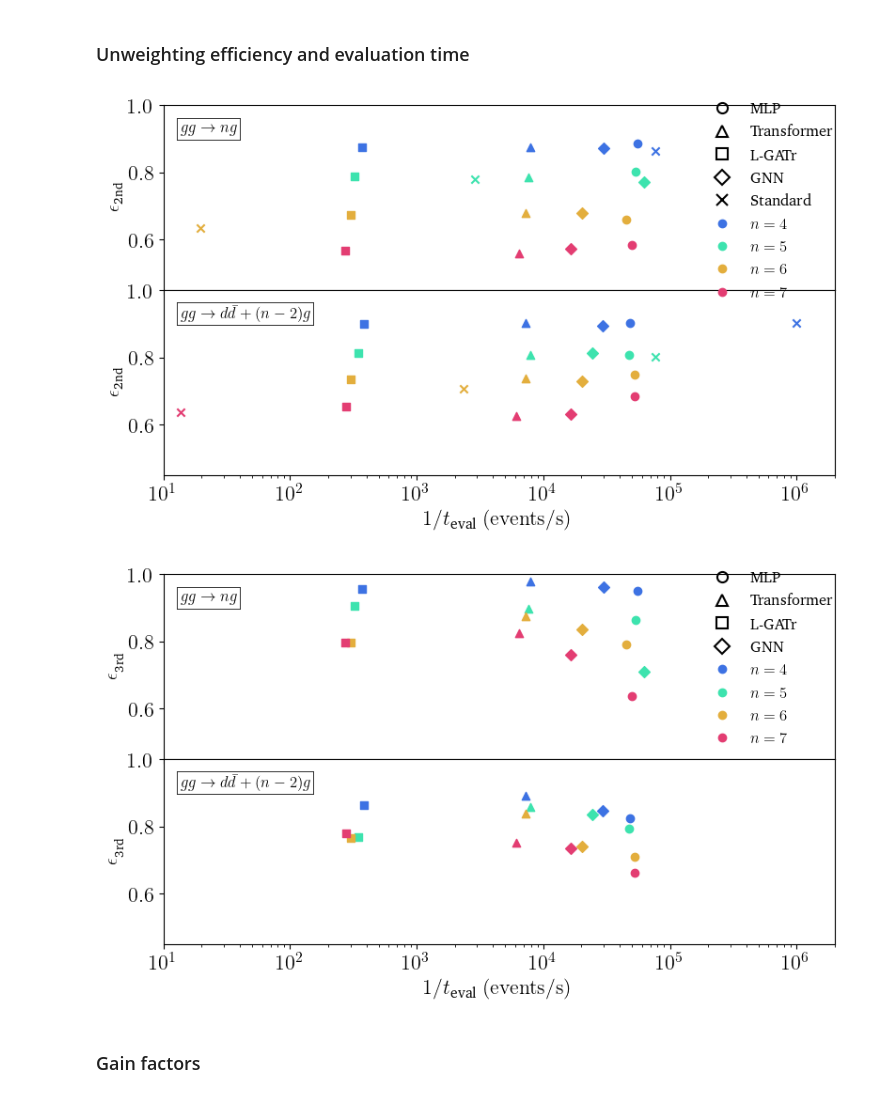
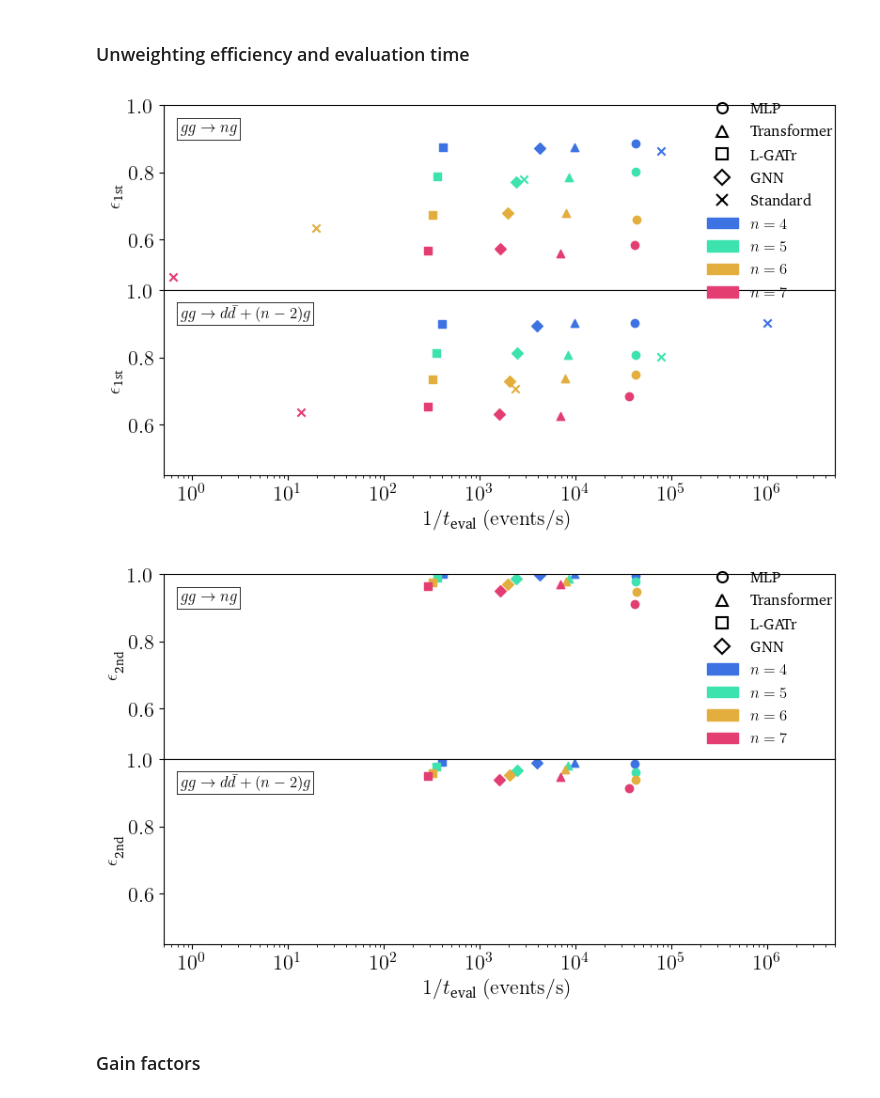
Before and after one commit to madgraph-ml/fastcolor, a Jupyter notebook: src/playground/plots.ipynb, the cells around one changed output. Cells and saved outputs as stored; diff of their text form; code cells hidden in the pictures.

```diff
--- a/src/playground/plots.ipynb
+++ b/src/playground/plots.ipynb
@@ -1193,14 +1163,14 @@ network_markers = {
     "standard": "x",
 }
 # %%
-unw_eff1["gg_4g"]["LC"] = 7e-3
-unw_eff1["gg_5g"]["LC"] = 2e-3
-unw_eff1["gg_6g"]["LC"] = 1.5e-3
-unw_eff1["gg_7g"]["LC"] = 9e-4
-unw_eff1["gg_ddbar2g"]["LC"] = 7e-3
-unw_eff1["gg_ddbar3g"]["LC"] = 3e-3
-unw_eff1["gg_ddbar4g"]["LC"] = 1.5e-3
-unw_eff1["gg_ddbar5g"]["LC"] = 9e-4
+unw_eff1["gg_4g"]["LC"] = 0.0189
+unw_eff1["gg_5g"]["LC"] = 0.00419
+unw_eff1["gg_6g"]["LC"] = 0.00208
+unw_eff1["gg_7g"]["LC"] = 0.00119
+unw_eff1["gg_ddbar2g"]["LC"] = 0.00943
+unw_eff1["gg_ddbar3g"]["LC"] = 0.00413
+unw_eff1["gg_ddbar4g"]["LC"] = 0.00189
+unw_eff1["gg_ddbar5g"]["LC"] = 0.00106
 
 
 eval_time["gg_4g"]["LC"] = 2.9 / 100e3
@@ -1234,7 +1204,7 @@ multiplicity_colors = {
     "6": "#E3AE3D",
     "7": "#E33D72",
 }
-with PdfPages("figs/new_dataset/regression/eff_vs_evalt-gpu.pdf") as pp:
+with PdfPages("figs/new_dataset/regression/eff_vs_evalt-pm99-cpu.pdf") as pp:
     # Plotting the first efficiency
     fig, axs = plt.subplots(
         2, 1, figsize=(1.4 * figsize[0], 1.05 * figsize[1]), sharex=True
@@ -1277,8 +1247,8 @@ with PdfPages("figs/new_dataset/regression/eff_vs_evalt-gpu.pdf") as pp:
                     ),
                 )
                 ax.set_xlabel(r"$1 / t_{\text{eval}}\ (\mathrm{events / s})$")
-                ax.set_ylabel(r"$\epsilon_{\text{2nd}}$", fontsize=14)
-                ax.set_xlim(10, 2e6)
+                ax.set_ylabel(r"$\epsilon_{\text{1st}}$", fontsize=14)
+                ax.set_xlim(.5, 5e6)
                 ax.set_xscale("log")
                 ax.set_ylim(0.45, 1.0)
                 # ax.set_yscale("log")
@@ -1340,39 +1310,23 @@ with PdfPages("figs/new_dataset/regression/eff_vs_evalt-gpu.pdf") as pp:
                     ),
                 ]
                 legend_mults = [
-                    plt.Line2D(
-                        [],
-                        [],
-                        marker="o",
+                    Patch(
                         color=multiplicity_colors["4"],
-                        linestyle="None",
                         label=r"$n=4$",
                         alpha=1.0,
                     ),
-                    plt.Line2D(
-                        [],
-                        [],
-                        marker="o",
+                    Patch(
                         color=multiplicity_colors["5"],
-                        linestyle="None",
                         label=r"$n=5$",
                         alpha=1.0,
                     ),
-                    plt.Line2D(
-                        [],
-                        [],
-                        marker="o",
+                    Patch(
                         color=multiplicity_colors["6"],
-                        linestyle="None",
                         label=r"$n=6$",
                         alpha=1.0,
                     ),
-                    plt.Line2D(
-                        [],
-                        [],
-                        marker="o",
+                    Patch(
                         color=multiplicity_colors["7"],
-                        linestyle="None",
                         label=r"$n=7$",
                         alpha=1.0,
                     ),
@@ -1420,8 +1374,8 @@ with PdfPages("figs/new_dataset/regression/eff_vs_evalt-gpu.pdf") as pp:
                     ),
                 )
                 ax.set_xlabel(r"$1 / t_{\text{eval}}\ (\mathrm{events / s})$")
-                ax.set_ylabel(r"$\epsilon^{}_{\text{3rd}}$", fontsize=14)
-                ax.set_xlim(10, 2e6)
+                ax.set_ylabel(r"$\epsilon^{}_{\text{2nd}}$", fontsize=14)
+                ax.set_xlim(.5, 5e6)
                 ax.set_xscale("log")
                 ax.set_ylim(0.45, 1.0)
                 # ax.set_yscale("log")
@@ -1473,55 +1427,39 @@ with PdfPages("figs/new_dataset/regression/eff_vs_evalt-gpu.pdf") as pp:
                     # plt.Line2D([], [], marker=network_markers['standard'], color='black', markerfacecolor='none', markeredgewidth=1.5, linestyle='None', markersize=8, label="Standard"),
                 ]
                 legend_mults = [
-                    plt.Line2D(
-                        [],
-                        [],
-                        marker="o",
+                    Patch(
                         color=multiplicity_colors["4"],
-                        linestyle="None",
                         label=r"$n=4$",
                         alpha=1.0,
                     ),
-                    plt.Line2D(
-                        [],
-                        [],
-                        marker="o",
+                    Patch(
                         color=multiplicity_colors["5"],
-                        linestyle="None",
                         label=r"$n=5$",
                         alpha=1.0,
                     ),
-                    plt.Line2D(
-                        [],
-                        [],
-                        marker="o",
+                    Patch(
                         color=multiplicity_colors["6"],
-                        linestyle="None",
                         label=r"$n=6$",
                         alpha=1.0,
                     ),
-                    plt.Line2D(
-                        [],
-                        [],
-                        marker="o",
+                    Patch(
                         color=multiplicity_colors["7"],
-                        linestyle="None",
                         label=r"$n=7$",
                         alpha=1.0,
                     ),
                 ]
                 combined_handles = legend_networks + legend_mults
                 # if i != len(axs) - 1:
                 #     ax.set_xticklabels([])
                 # else:
                 #     pass
     fig.legend(
         handles=combined_handles, loc="upper right", frameon=False, ncols=1, fontsize=12
     )
     fig.savefig(pp, format="pdf")
 # %% [output]
-[figure, old version]
+[figure, new version]
-[figure, old version]
+[figure, new version]
 # %% [markdown]
 ### Gain factors
 # %%
```
Also changed, not shown: parts of 4 cells of this notebook.
